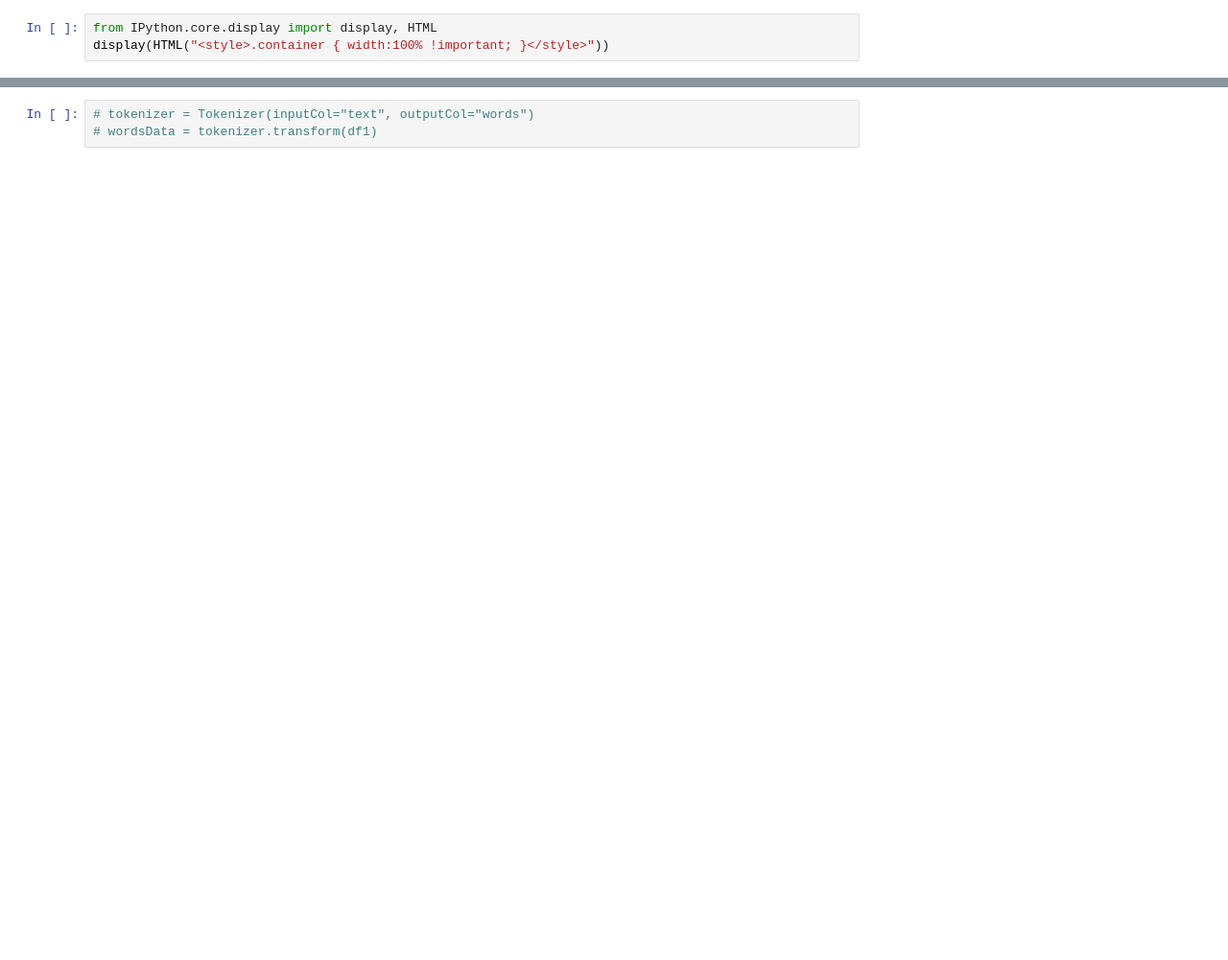
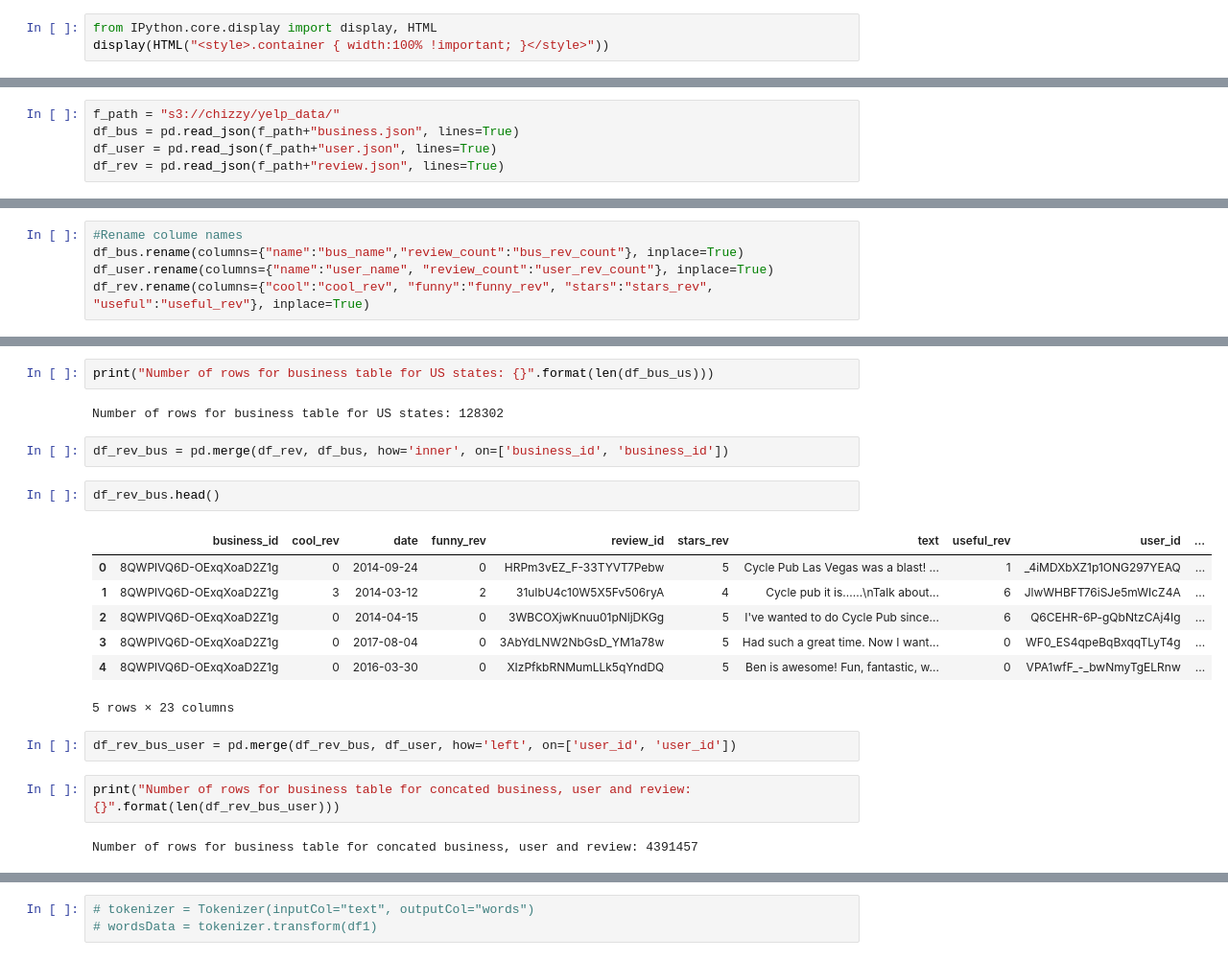
Before and after one commit to Chibuzor44/dsi-capstone, a Jupyter notebook: yelp_review.ipynb, the cells around one changed output, grey strips where cells are left out. Shown at 96% size. Saved outputs shown, nothing was run; the diff lists cells and outputs as text; blank space fills up the shorter version.

```diff
--- a/yelp_review.ipynb
+++ b/yelp_review.ipynb
@@ -37,3 +39,8 @@ from pyspark.mllib.evaluation import MulticlassMetrics, BinaryClassificationMetr
 import cleaner
 
 %matplotlib inline
+# %%
+f_path = "s3://chizzy/yelp_data/"
+df_bus = pd.read_json(f_path+"business.json", lines=True)
+df_user = pd.read_json(f_path+"user.json", lines=True)
+df_rev = pd.read_json(f_path+"review.json", lines=True)
@@ -39,0 +75,5 @@ import cleaner
+# %%
+#Rename colume names
+df_bus.rename(columns={"name":"bus_name","review_count":"bus_rev_count"}, inplace=True)
+df_user.rename(columns={"name":"user_name", "review_count":"user_rev_count"}, inplace=True)
+df_rev.rename(columns={"cool":"cool_rev", "funny":"funny_rev", "stars":"stars_rev", "useful":"useful_rev"}, inplace=True)
@@ -39,0 +95,22 @@ import cleaner
+# %%
+print("Number of rows for business table for US states: {}".format(len(df_bus_us)))
+# %% [output]
+Number of rows for business table for US states: 128302
+# %%
+df_rev_bus = pd.merge(df_rev, df_bus, how='inner', on=['business_id', 'business_id'])
+# %%
+df_rev_bus.head()
+# %% [output]
+|  | business_id | cool_rev | date | funny_rev | review_id | stars_rev | text | useful_rev | user_id | ... |
+| 0 | 8QWPlVQ6D-OExqXoaD2Z1g | 0 | 2014-09-24 | 0 | HRPm3vEZ_F-33TYVT7Pebw | 5 | Cycle Pub Las Vegas was a blast! ... | 1 | _4iMDXbXZ1p1ONG297YEAQ | ... |
+| 1 | 8QWPlVQ6D-OExqXoaD2Z1g | 3 | 2014-03-12 | 2 | 31uIbU4c10W5X5Fv506ryA | 4 | Cycle pub it is......\nTalk about... | 6 | JlwWHBFT76iSJe5mWIcZ4A | ... |
+| 2 | 8QWPlVQ6D-OExqXoaD2Z1g | 0 | 2014-04-15 | 0 | 3WBCOXjwKnuu01pNljDKGg | 5 | I've wanted to do Cycle Pub since... | 6 | Q6CEHR-6P-gQbNtzCAj4Ig | ... |
+| 3 | 8QWPlVQ6D-OExqXoaD2Z1g | 0 | 2017-08-04 | 0 | 3AbYdLNW2NbGsD_YM1a78w | 5 | Had such a great time. Now I want... | 0 | WF0_ES4qpeBqBxqqTLyT4g | ... |
+| 4 | 8QWPlVQ6D-OExqXoaD2Z1g | 0 | 2016-03-30 | 0 | XIzPfkbRNMumLLk5qYndDQ | 5 | Ben is awesome! Fun, fantastic, w... | 0 | VPA1wfF_-_bwNmyTgELRnw | ... |
+5 rows × 23 columns
+# %%
+df_rev_bus_user = pd.merge(df_rev_bus, df_user, how='left', on=['user_id', 'user_id'])
+# %%
+print("Number of rows for business table for concated business, user and review: {}".format(len(df_rev_bus_user)))
+# %% [output]
+Number of rows for business table for concated business, user and review: 4391457
```
Also changed, not shown: parts of 44 cells of this notebook, 1 other file.
